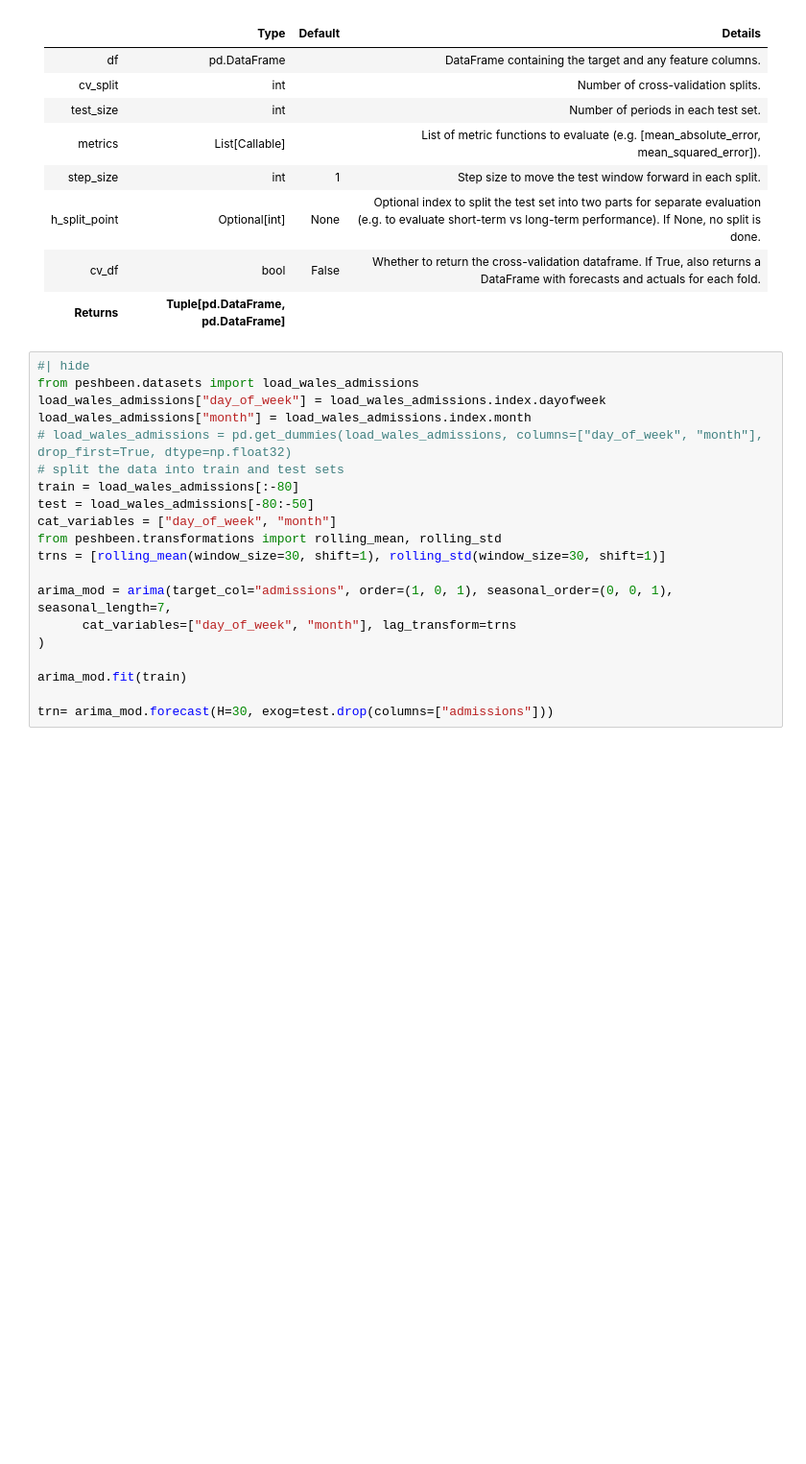
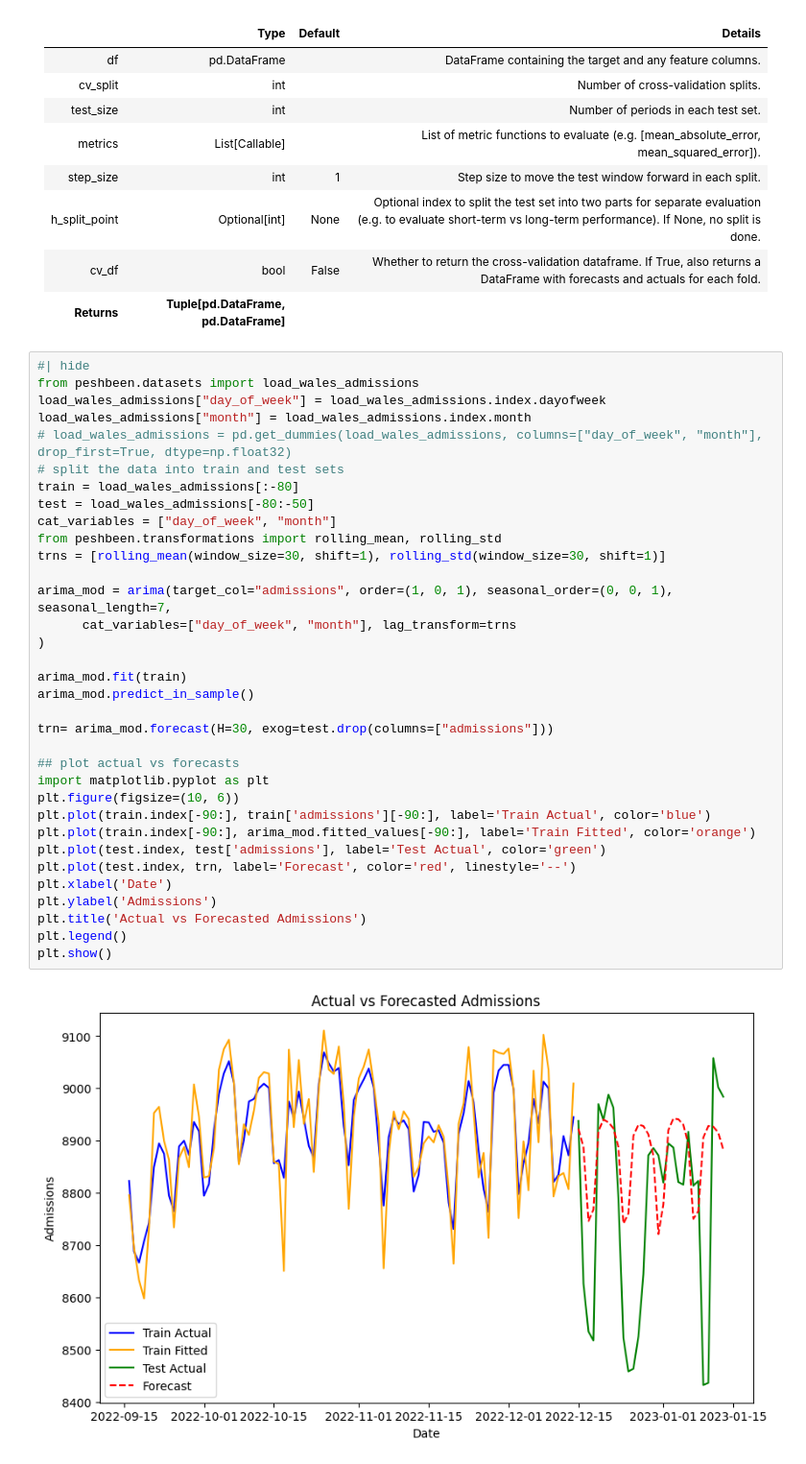
Before and after one commit to mustafaslanCoto/peshbeen, a Jupyter notebook: nbs/modules/02_models/06_arima.ipynb, the cells around one changed output. Shown at 96% size. Saved outputs shown, nothing was run; the diff lists cells and outputs as text; blank space fills up the shorter version.

```diff
--- a/nbs/modules/02_models/06_arima.ipynb
+++ b/nbs/modules/02_models/06_arima.ipynb
@@ -606,23 +640,39 @@ DocmentTbl(arima.cross_validate)
 # %%
 #| hide
 from peshbeen.datasets import load_wales_admissions
 load_wales_admissions["day_of_week"] = load_wales_admissions.index.dayofweek
 load_wales_admissions["month"] = load_wales_admissions.index.month
 # load_wales_admissions = pd.get_dummies(load_wales_admissions, columns=["day_of_week", "month"], drop_first=True, dtype=np.float32)
 # split the data into train and test sets
 train = load_wales_admissions[:-80]
 test = load_wales_admissions[-80:-50]
 cat_variables = ["day_of_week", "month"]
 from peshbeen.transformations import rolling_mean, rolling_std
 trns = [rolling_mean(window_size=30, shift=1), rolling_std(window_size=30, shift=1)]
 
 arima_mod = arima(target_col="admissions", order=(1, 0, 1), seasonal_order=(0, 0, 1), seasonal_length=7,
       cat_variables=["day_of_week", "month"], lag_transform=trns
 )
 
 arima_mod.fit(train)
+arima_mod.predict_in_sample()
 
 trn= arima_mod.forecast(H=30, exog=test.drop(columns=["admissions"]))
+
+## plot actual vs forecasts
+import matplotlib.pyplot as plt
+plt.figure(figsize=(10, 6))
+plt.plot(train.index[-90:], train['admissions'][-90:], label='Train Actual', color='blue')
+plt.plot(train.index[-90:], arima_mod.fitted_values[-90:], label='Train Fitted', color='orange')
+plt.plot(test.index, test['admissions'], label='Test Actual', color='green')
+plt.plot(test.index, trn, label='Forecast', color='red', linestyle='--')
+plt.xlabel('Date')
+plt.ylabel('Admissions')
+plt.title('Actual vs Forecasted Admissions')
+plt.legend()
+plt.show()
+# %% [output]
+[figure, added]
 # %%
 #| hide
 
```
Also changed, not shown: parts of 3 cells of this notebook, 23 other files.
